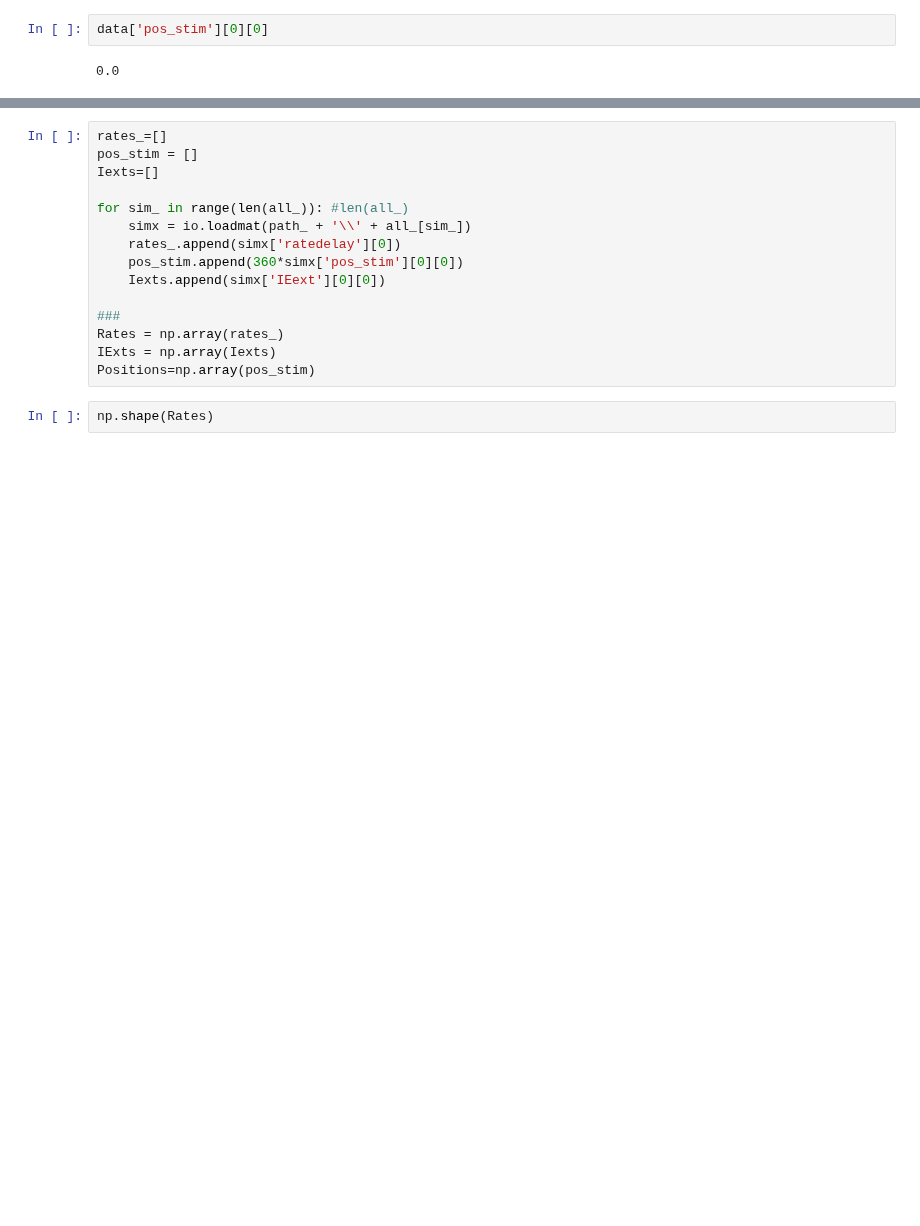
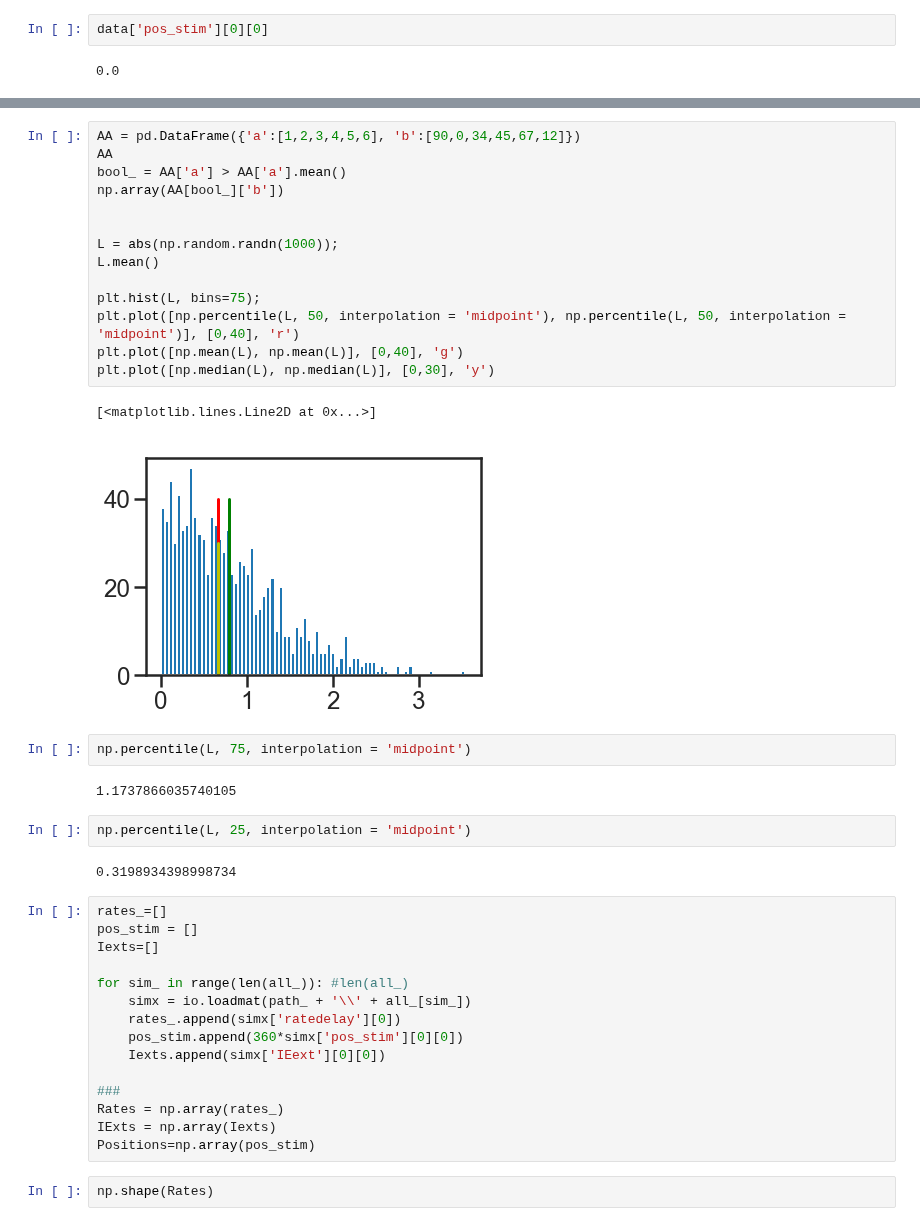
Before and after one commit to davidbestue/distractor_neurons, a Jupyter notebook: Christos_first_second/brian_simulations/ROC_simulations.ipynb, the cells around one changed output, grey strips where cells are left out. Drawn from its saved outputs; the diff is of its cells as text; blank space fills up the shorter version.

```diff
--- a/Christos_first_second/brian_simulations/ROC_simulations.ipynb
+++ b/Christos_first_second/brian_simulations/ROC_simulations.ipynb
@@ -46,3 +59,28 @@ array([45, 67, 12], dtype=int64)
+# %%
+AA = pd.DataFrame({'a':[1,2,3,4,5,6], 'b':[90,0,34,45,67,12]})
+AA
+bool_ = AA['a'] > AA['a'].mean()
+np.array(AA[bool_]['b'])
+
+
+L = abs(np.random.randn(1000));
+L.mean()
+
+plt.hist(L, bins=75);
+plt.plot([np.percentile(L, 50, interpolation = 'midpoint'), np.percentile(L, 50, interpolation = 'midpoint')], [0,40], 'r')
+plt.plot([np.mean(L), np.mean(L)], [0,40], 'g')
+plt.plot([np.median(L), np.median(L)], [0,30], 'y')
+# %% [output]
+[<matplotlib.lines.Line2D at 0x...>]
+[figure, added]
+# %%
+np.percentile(L, 75, interpolation = 'midpoint')
+# %% [output]
+1.1737866035740105
+# %%
+np.percentile(L, 25, interpolation = 'midpoint')
+# %% [output]
+0.3198934398998734
 # %%
 rates_=[]
 pos_stim = []
```
Also changed, not shown: parts of 2 cells of this notebook.
